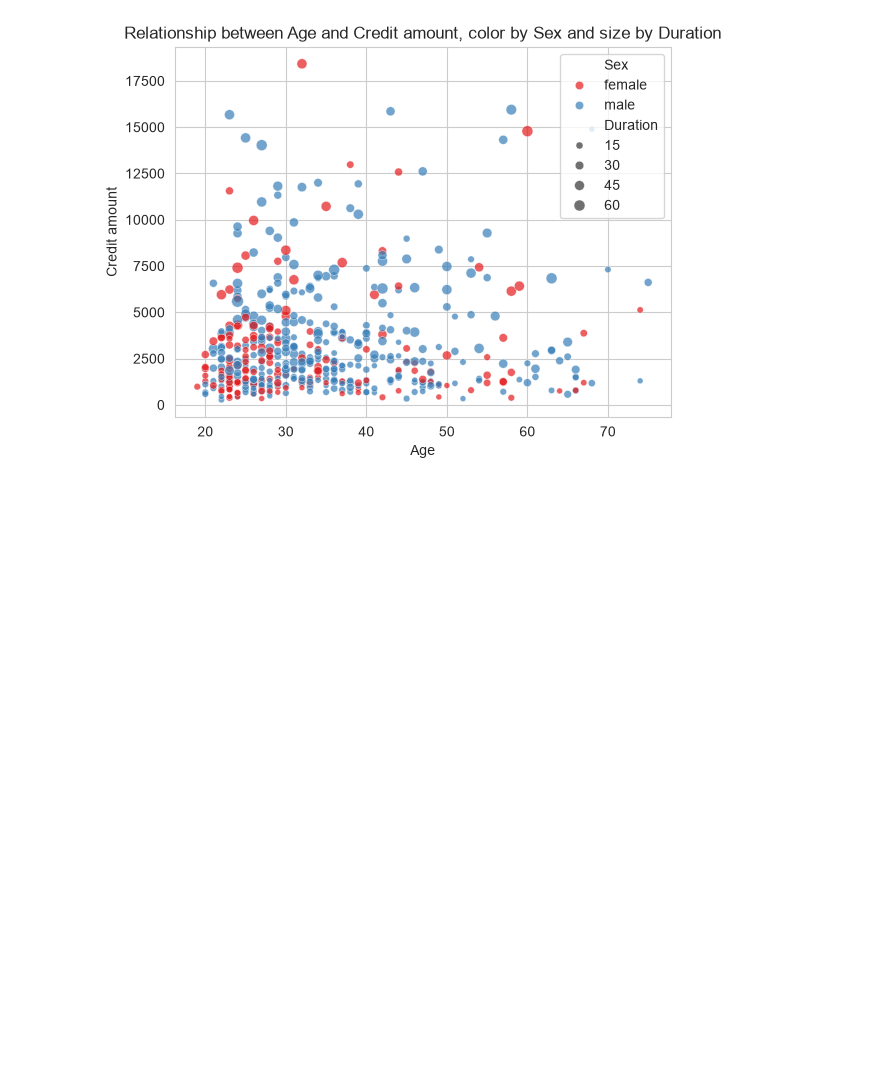
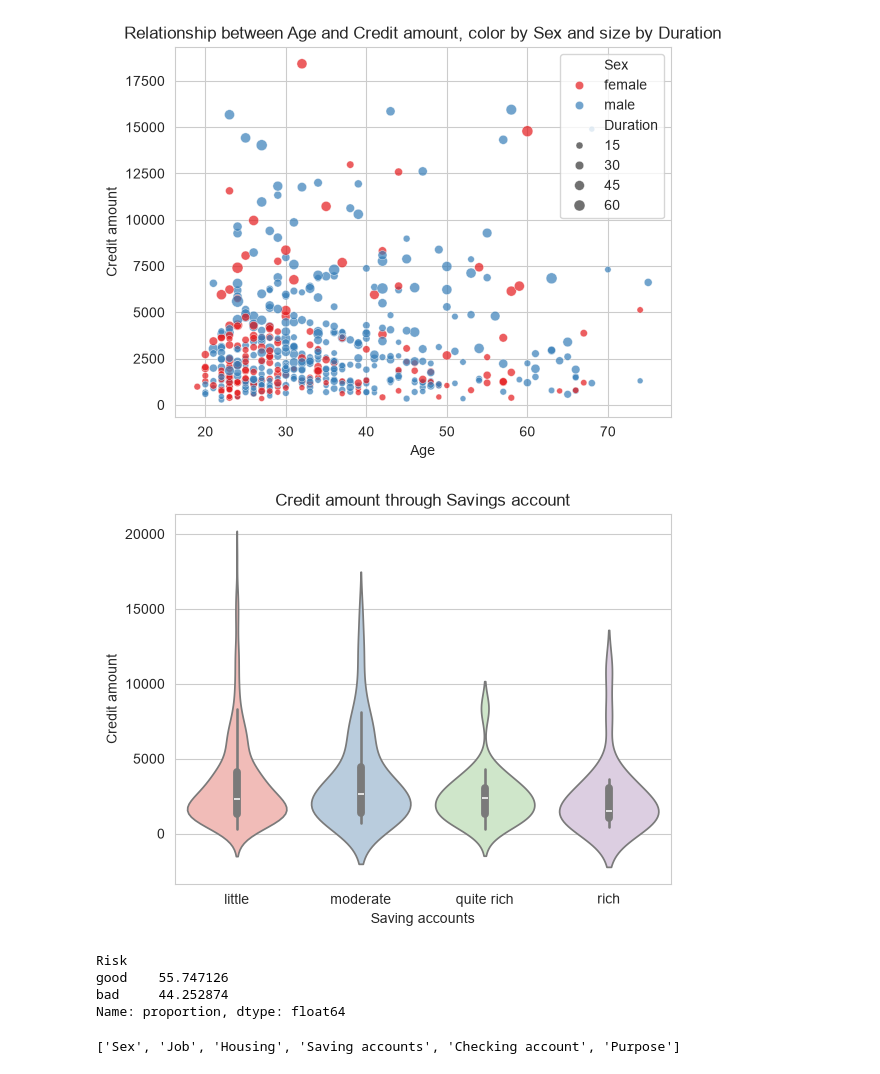
Before and after one commit to Immy101/creditriskmodel, a Jupyter notebook: basics/analysis_model.ipynb, the cells around one changed output. Cells and saved outputs as stored; diff of their text form; code cells hidden in the pictures; blank space fills up the shorter version.

Commit message:
showing the relationship analysis between risk and various variables

```diff
--- a/basics/analysis_model.ipynb
+++ b/basics/analysis_model.ipynb
@@ -202,3 +202,20 @@ plt.title("Relationship between Age and Credit amount, color by Sex and size by
 plt.show()
 # %% [output]
 [figure]
+# %%
+sns.violinplot(data=df, x="Saving accounts", hue="Saving accounts", legend=False, y="Credit amount", palette="Pastel1")
+plt.title("Credit amount through Savings account")
+plt.show()
+# %% [output]
+[figure, added]
+# %%
+df["Risk"].value_counts(normalize=True)*100
+# %% [output]
+Risk
+good    55.747126
+bad     44.252874
+Name: proportion, dtype: float64
+# %%
+categorical_cols
+# %% [output]
+['Sex', 'Job', 'Housing', 'Saving accounts', 'Checking account', 'Purpose']
```
Also changed, not shown: parts of 3 cells of this notebook.
